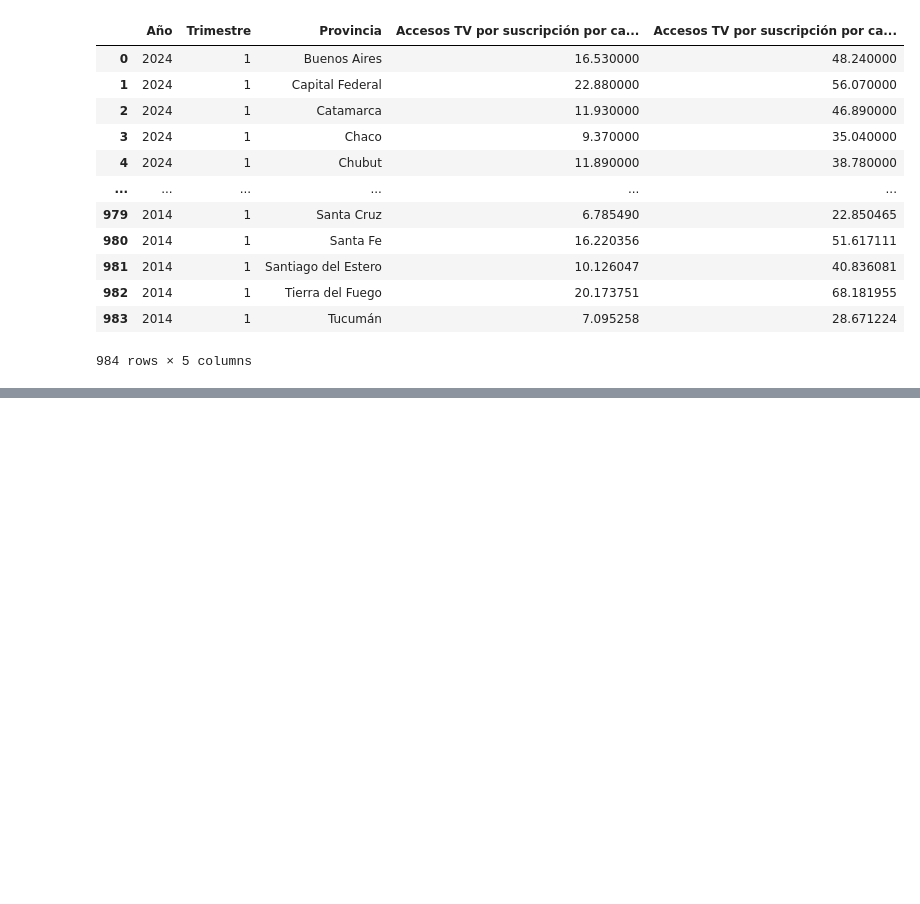
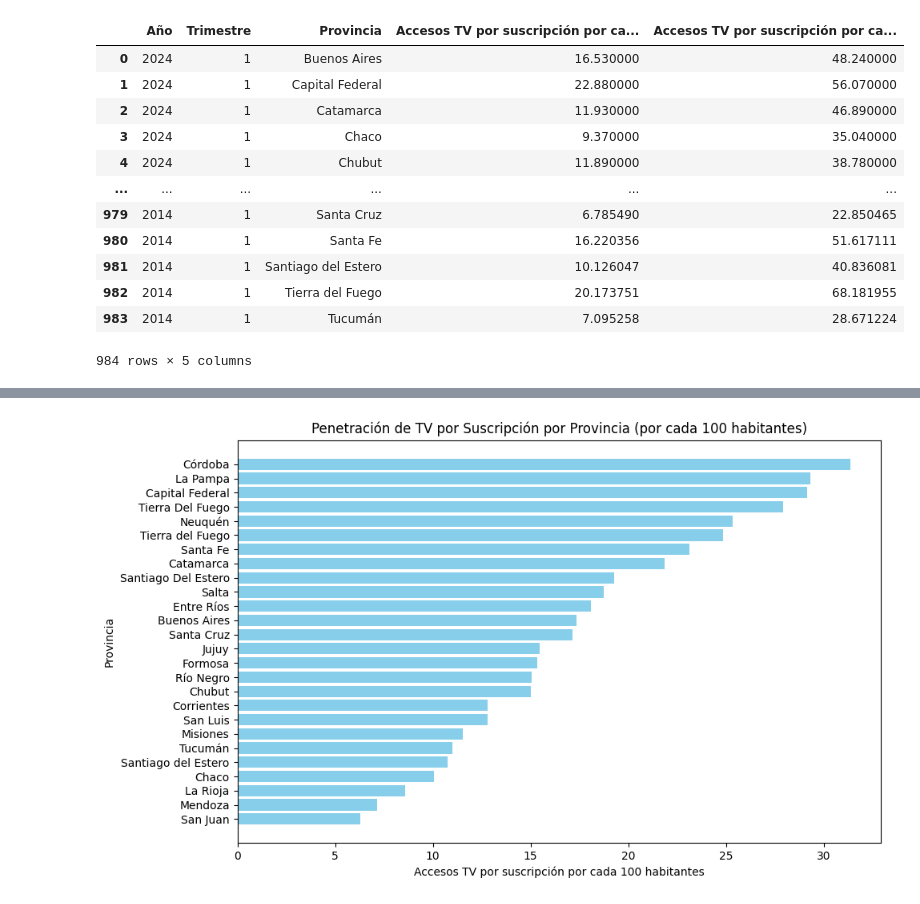
Before and after one commit to Melbutus/Data_Analyst_Telecomunicaciones, a Jupyter notebook: EDA.ipynb, the cells around one changed output, grey strips where cells are left out. Drawn from its saved outputs; the diff is of its cells as text; code cells hidden in the pictures; blank space fills up the shorter version.

```diff
--- a/EDA.ipynb
+++ b/EDA.ipynb
@@ -795,0 +828,16 @@ Penetracion_prov_TV
+# %%
+# Ordenar por penetración
+pen_tv_prov = Penetracion_prov_TV.sort_values(by='Accesos TV por suscripción por cada 100 hab', ascending=False)
+
+# Gráfico de barras
+plt.figure(figsize=(10, 6))
+plt.barh(pen_tv_prov['Provincia'], pen_tv_prov['Accesos TV por suscripción por cada 100 hab'], color='skyblue')
+plt.xlabel('Accesos TV por suscripción por cada 100 habitantes')
+plt.ylabel('Provincia')
+plt.title('Penetración de TV por Suscripción por Provincia (por cada 100 habitantes)')
+plt.gca().invert_yaxis()  # Invertir el eje para que las provincias con más penetración estén arriba
+plt.tight_layout()
+
+plt.show()
+# %% [output]
+[figure, added]
```
Also changed, not shown: parts of 2 cells of this notebook.
